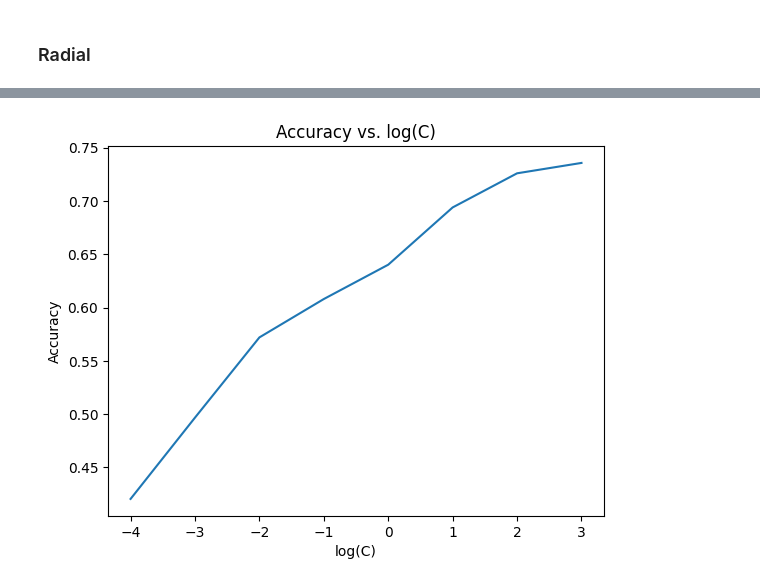
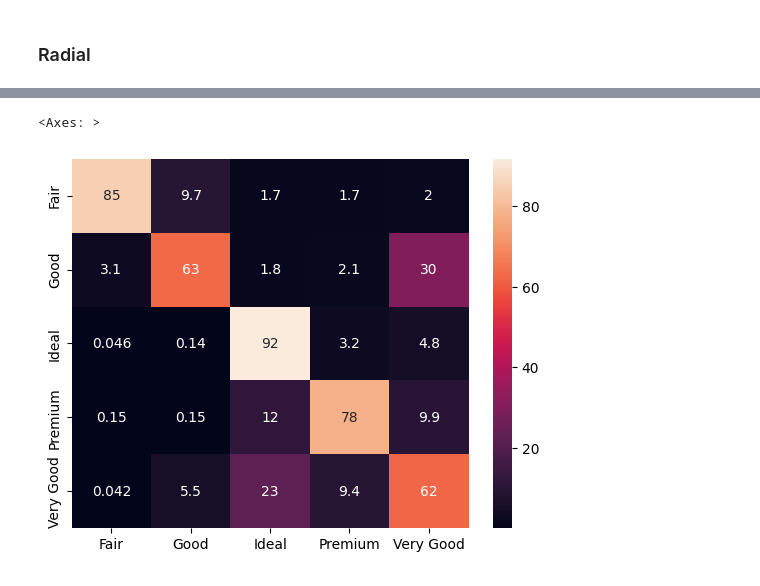
Before and after one commit to wortcook/UMKC, a Jupyter notebook: Fall2024/CS5530-0005/hw3/Thomas_Jones_CS5530_0005_HW_3_Supervised_Learning.ipynb, the cells around one changed output, grey strips where cells are left out. Drawn from its saved outputs; the diff is of its cells as text; code cells hidden in the pictures.

```diff
--- a/Fall2024/CS5530-0005/hw3/Thomas_Jones_CS5530_0005_HW_3_Supervised_Learning.ipynb
+++ b/Fall2024/CS5530-0005/hw3/Thomas_Jones_CS5530_0005_HW_3_Supervised_Learning.ipynb
@@ -307,27 +367,47 @@ weighted avg       0.59      0.53      0.47     10778
 # %% [markdown]
 ### Radial
 # %%
-rc_accuracies = []
-for C in C_values:
-  cut_model = SVC(kernel='poly', C=C) #create the model
-  cut_model.fit(data_train, cut_train) #train the model
-  cut_predictions = cut_model.predict(data_test) #test the model
+# Code used to evaluate the RBF kernel
+# Uncomment to run
+# rc_accuracies = []
+# for C in C_values:
+#   cut_model = SVC(kernel='poly', C=C) #create the model
+#   cut_model.fit(data_train, cut_train) #train the model
+#   cut_predictions = cut_model.predict(data_test) #test the model
 
-  #Get metrics
-  cut_accuracy = metrics.accuracy_score(cut_test, cut_predictions)
-  cut_cm = metrics.confusion_matrix(cut_test, cut_predictions)
-  cut_report = metrics.classification_report(cut_test, cut_predictions)
+#   #Get metrics
+#   cut_accuracy = metrics.accuracy_score(cut_test, cut_predictions)
+#   cut_cm = metrics.confusion_matrix(cut_test, cut_predictions)
+#   cut_report = metrics.classification_report(cut_test, cut_predictions)
 
-  #Print metrics
-  print('Accuracy: ', cut_accuracy)
-  print('Confusion Matrix: \n', cut_cm)
-  print('Classification Report: \n', cut_report)
-  rc_accuracies.append(cut_accuracy)
+#   #Print metrics
+#   print('Accuracy: ', cut_accuracy)
+#   print('Confusion Matrix: \n', cut_cm)
+#   print('Classification Report: \n', cut_report)
+#   rc_accuracies.append(cut_accuracy)
 
-#Plot the accuracies vs C values
-plt.plot(log_C_values, rc_accuracies)
-plt.xlabel('log(C)')
-plt.ylabel('Accuracy')
-plt.title('Accuracy vs. log(C)')
-plt.show()
+# #Plot the accuracies vs C values
+# plt.plot(log_C_values, rc_accuracies)
+# plt.xlabel('log(C)')
+# plt.ylabel('Accuracy')
+# plt.title('Accuracy vs. log(C)')
+# plt.show()
+
+#Best kernel from previous runs, using 10,000
+cut_model = SVC(kernel='rbf', C=10000) #create the model
+cut_model.fit(data_train, cut_train) #train the model
+cut_predictions = cut_model.predict(data_test) #test the model
+
+#Get metrics
+cut_accuracy = metrics.accuracy_score(cut_test, cut_predictions)
+cut_cm = metrics.confusion_matrix(cut_test, cut_predictions)
+cut_cm_normalized = metrics.confusion_matrix(cut_test, cut_predictions, normalize='true')*100
+cut_cm_report = metrics.classification_report(cut_test, cut_predictions)
+
+#Print metrics
+print('Accuracy: ', cut_accuracy)
+print('Confusion Matrix: \n', cut_cm)
+print('Classification Report: \n', cut_cm_report)
+
+sns.heatmap(cut_cm_normalized, annot=True, xticklabels=cut_model.classes_, yticklabels=cut_model.classes_)
 # %% [output]
@@ -351 +433,2 @@ weighted avg       0.73      0.74      0.73     10778
+<Axes: >
-[figure, old version]
+[figure, new version]
```
Also changed, not shown: parts of 8 cells of this notebook, 3 other files.
